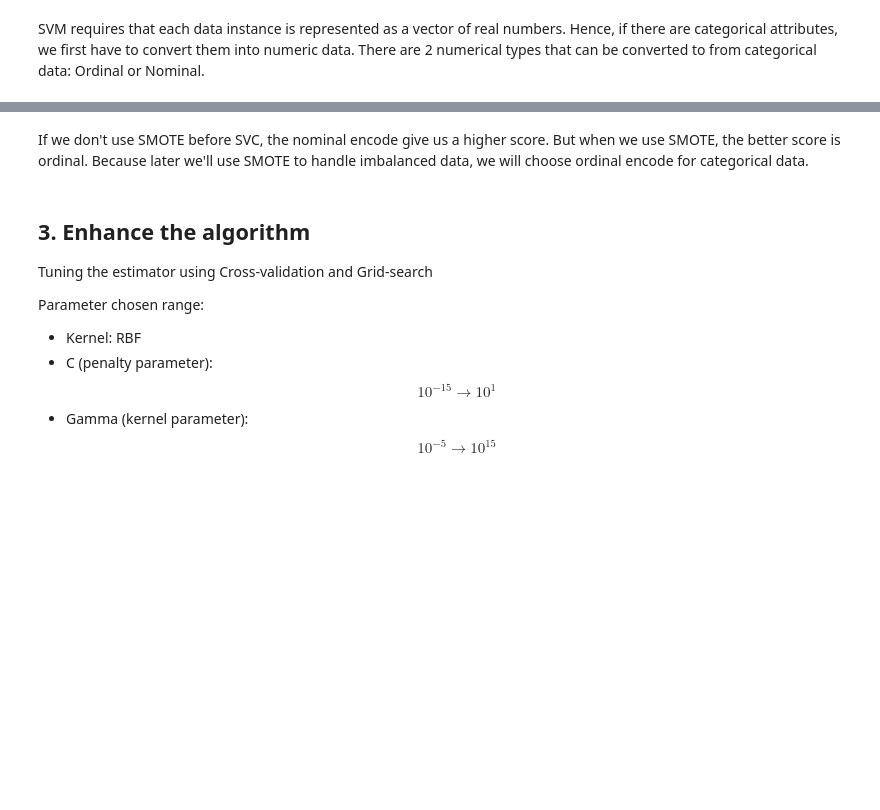
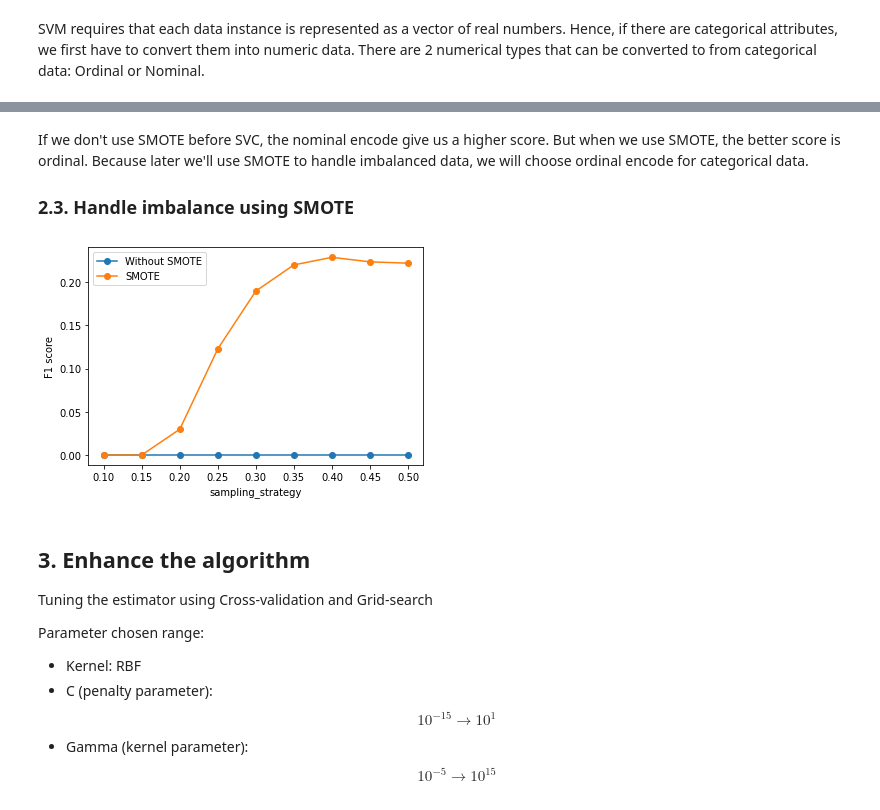
Before and after one commit to LapTQ/IT31903_123220_Group18_Stroke-prediction, a Jupyter notebook: svm.ipynb, the cells around one changed output, grey strips where cells are left out. Cells and saved outputs as stored; diff of their text form; code cells hidden in the pictures; blank space fills up the shorter version.

```diff
--- a/svm.ipynb
+++ b/svm.ipynb
@@ -197,3 +193,5 @@ Minmax-Ordinal: 0.229738 (0.061151)
 # %% [markdown]
 If we don't use SMOTE before SVC, the nominal encode give us a higher score. But when we use SMOTE, the better score is ordinal.
 Because later we'll use SMOTE to handle imbalanced data, we will choose ordinal encode for categorical data.
+
+### 2.3. Handle imbalance using SMOTE
@@ -202,3 +198,43 @@ sm = SMOTE(sampling_strategy=0.4,random_state=42)
+# %%
+def my_lineplot(x, y1, y2, label1, label2, xlabel, ylabel):
+    line1 = plt.plot(x, y1, '-o', label=label1)
+    line2 = plt.plot(x, y2, '-o', label=label2)
+    plt.legend()
+    plt.ylabel(ylabel)
+    plt.xlabel(xlabel)
+    plt.show()
+
+ratios = np.arange(0.1, 0.51, 0.05)
+sum_imb_scores = [0] * len(ratios)
+sum_smote_scores = [0] * len(ratios)
+iter_nums = 5
+
+transformer = ColumnTransformer([('StandardScaler', StandardScaler(), numerical_ix),
+                                 ('OrdinalEncoder', OrdinalEncoder(), categorical_ix)],
+                                remainder='passthrough')
+
+for _ in range(iter_nums):
+    for i in range(len(ratios)):
+        imb_model = Pipeline([('Trans', transformer),
+                              ('SVC', SVC())])
+        smote_model = Pipeline([('Trans', transformer),
+                                ('SMOTE', SMOTE(sampling_strategy=ratios[i],random_state=42)),
+                                ('SVC', SVC())])
+        kfold = RepeatedStratifiedKFold(n_splits=num_folds, n_repeats=5)
+
+        imb_results = cross_val_score(imb_model, X_train, y_train, cv=kfold, scoring=scoring)
+        sum_imb_scores[i] += imb_results.mean()
+
+        smote_results = cross_val_score(smote_model, X_train, y_train, cv=kfold, scoring=scoring)
+        sum_smote_scores[i] += smote_results.mean()
+
+avg_imb_scores = [i/iter_nums for i in sum_imb_scores]
+avg_smote_scores = [i/iter_nums for i in sum_smote_scores]
+
+# Line plots
+my_lineplot(x=ratios, y1=avg_imb_scores, y2=avg_smote_scores, label1='Without SMOTE', label2='SMOTE', xlabel='sampling_strategy', ylabel='F1 score')
+# %% [output]
+[figure, added]
 # %% [markdown]
 ## 3. Enhance the algorithm
 Tuning the estimator using Cross-validation and Grid-search
```
Also changed, not shown: parts of 8 cells of this notebook.
